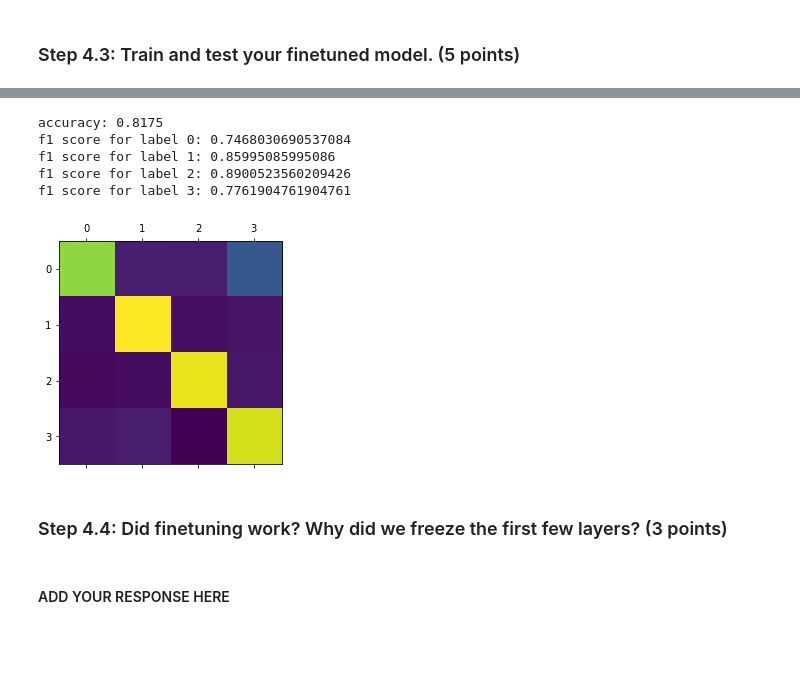
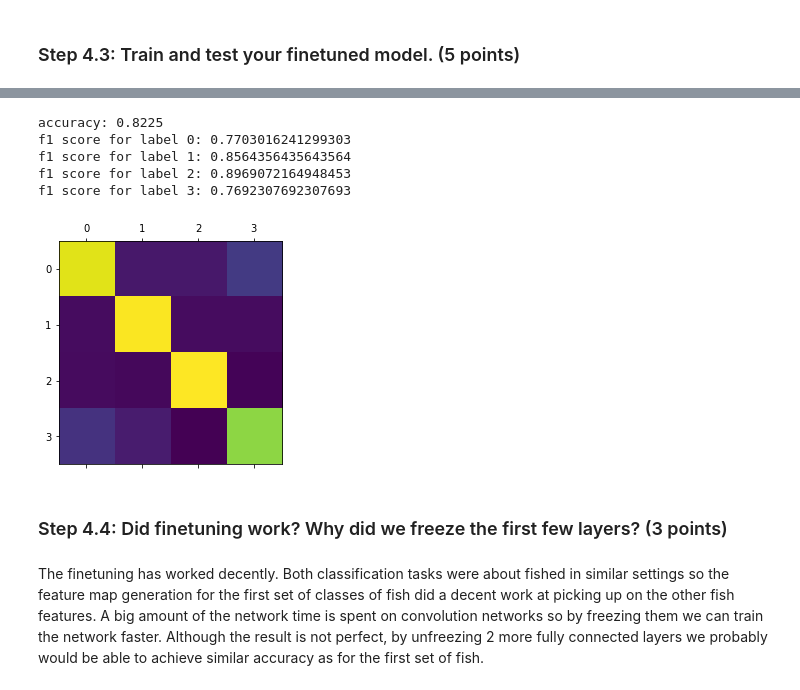
Before and after one commit to NaraS91/Computer_Vision_2022, a Jupyter notebook: coursework_02/coursework_02.ipynb, the cells around one changed output, grey strips where cells are left out. Drawn from its saved outputs; the diff is of its cells as text; code cells hidden in the pictures; blank space fills up the shorter version.

```diff
--- a/coursework_02/coursework_02.ipynb
+++ b/coursework_02/coursework_02.ipynb
@@ -412,7 +414,7 @@ model.to(torch.device("cuda"))
 criterion = nn.CrossEntropyLoss()
 
 # Optimiser and learning rate
-lr = 0.0005
+lr = 0.0008
 optimizer = torch.optim.SGD(model.parameters(), lr, 0.9)
 
 # Number of iterations for training
@@ -438,8 +440,8 @@ for epoch in tqdm(range(epochs)):
         optimizer.step()
         loss_curve += [loss.item()]
 
-    # if epoch % 5 == 0:
-    print('--- Iteration {0}: training loss = {1:.4f} ---'.format(epoch + 1, np.array(loss_curve).mean()))
+    if (epoch + 1) % 5 == 0:
+        print('--- Iteration {0}: training loss = {1:.4f} ---'.format(epoch + 1, np.array(loss_curve).mean()))
 
 # Deploy the model on the test set
 #### ADD YOUR CODE HERE ####
@@ -464,10 +466,10 @@ eval(model, 4, test_dataloader)
-accuracy: 0.8175
-f1 score for label 0: 0.7468030690537084
-f1 score for label 1: 0.85995085995086
-f1 score for label 2: 0.8900523560209426
-f1 score for label 3: 0.7761904761904761
+accuracy: 0.8225
+f1 score for label 0: 0.7703016241299303
+f1 score for label 1: 0.8564356435643564
+f1 score for label 2: 0.8969072164948453
+f1 score for label 3: 0.7692307692307693
-[figure, old version]
+[figure, new version]
 # %% [markdown]
 ### Step 4.4: Did finetuning work? Why did we freeze the first few layers? (3 points)
-# %% [markdown]
-#### ADD YOUR RESPONSE HERE ####
+# %% [markdown]
+The finetuning has worked decently. Both classification tasks were about fished in similar settings so the feature map generation for the first set of classes of fish did a decent work at picking up on the other fish features. A big amount of the network time is spent on convolution networks so by freezing them we can train the network faster. Although the result is not perfect, by unfreezing 2 more fully connected layers we probably would be able to achieve similar accuracy as for the first set of fish.
```
Also changed, not shown: parts of 3 cells of this notebook.
